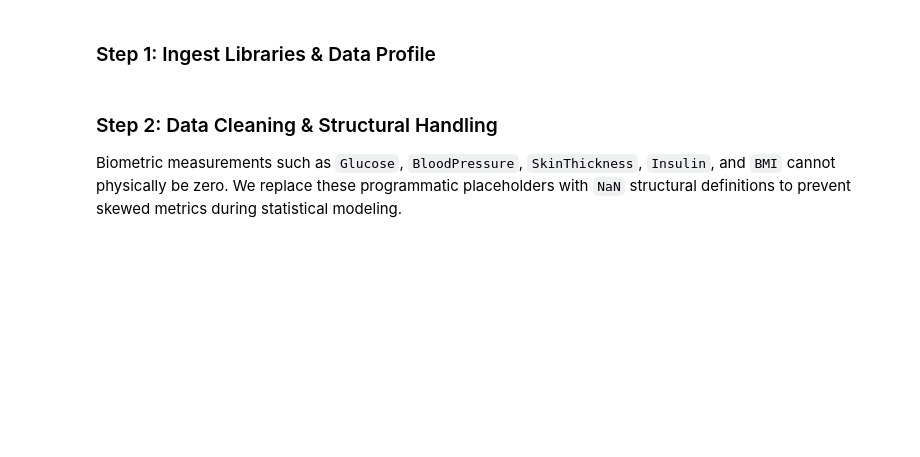
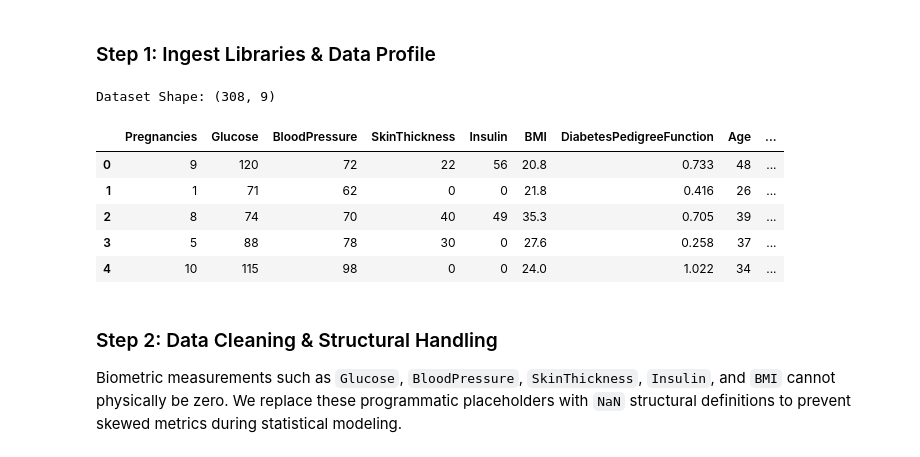
Before and after one commit to Harshit-Rana4/LogisticsRegressionMinorProject-3, a Jupyter notebook: diabetes_logistic_regression.ipynb, the cells around one changed output. Saved outputs shown, nothing was run; the diff lists cells and outputs as text; code cells hidden in the pictures; blank space fills up the shorter version.

```diff
--- a/diabetes_logistic_regression.ipynb
+++ b/diabetes_logistic_regression.ipynb
@@ -16,18 +18,26 @@ This notebook tracks the predictive workflow outlined in the project report, uti
 # %%
 import numpy as np
 import pandas as pd
 import matplotlib.pyplot as plt
 import seaborn as sns
 from sklearn.model_selection import train_test_split
 from sklearn.impute import SimpleImputer
 from sklearn.preprocessing import StandardScaler
 from sklearn.linear_model import LogisticRegression
 from sklearn.metrics import classification_report, confusion_matrix, roc_auc_score, roc_curve
 
 # Ingesting the data
-df = pd.read_csv('diabetes.csv')
+df = pd.read_csv('/content/Testing.csv')
 print(f"Dataset Shape: {df.shape}")
 df.head()
+# %% [output]
+Dataset Shape: (308, 9)
+|  | Pregnancies | Glucose | BloodPressure | SkinThickness | Insulin | BMI | DiabetesPedigreeFunction | Age | ... |
+| 0 | 9 | 120 | 72 | 22 | 56 | 20.8 | 0.733 | 48 | ... |
+| 1 | 1 | 71 | 62 | 0 | 0 | 21.8 | 0.416 | 26 | ... |
+| 2 | 8 | 74 | 70 | 40 | 49 | 35.3 | 0.705 | 39 | ... |
+| 3 | 5 | 88 | 78 | 30 | 0 | 27.6 | 0.258 | 37 | ... |
+| 4 | 10 | 115 | 98 | 0 | 0 | 24.0 | 1.022 | 34 | ... |
 # %% [markdown]
 ### Step 2: Data Cleaning & Structural Handling
 Biometric measurements such as `Glucose`, `BloodPressure`, `SkinThickness`, `Insulin`, and `BMI` cannot physically be zero. We replace these programmatic placeholders with `NaN` structural definitions to prevent skewed metrics during statistical modeling.
```
Also changed, not shown: parts of 9 cells of this notebook.
